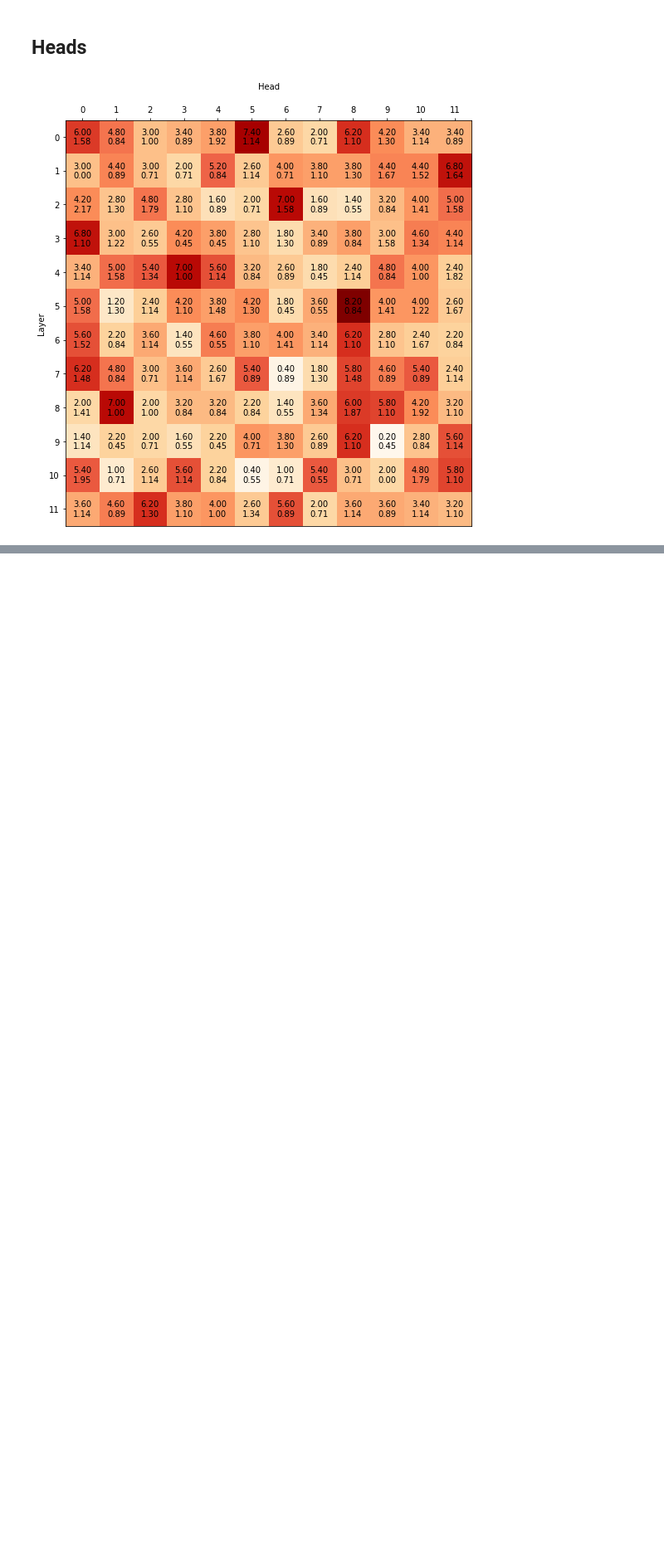
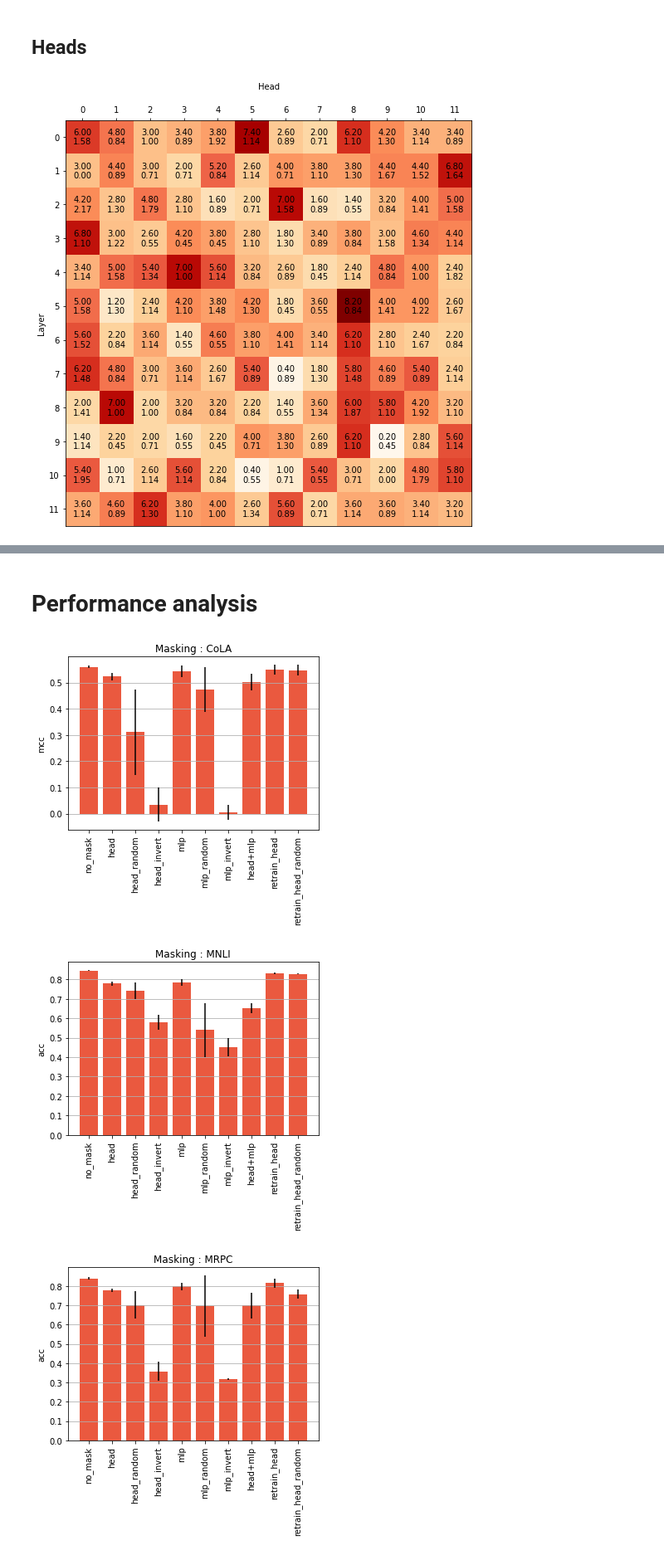
Before and after one commit to sai-prasanna/bert-experiments, a Jupyter notebook: experiment_analysis/mask_analysis.ipynb, the cells around one changed output, grey strips where cells are left out. Shown at 83% size. Drawn from its saved outputs; the diff is of its cells as text; code cells hidden in the pictures; blank space fills up the shorter version.

Commit message:
Add mask evaluations and update the analysis.

```diff
--- a/experiment_analysis/mask_analysis.ipynb
+++ b/experiment_analysis/mask_analysis.ipynb
@@ -154,0 +220,54 @@ plot_matrix(mean_pruned_heads, std_pruned_heads, list(map(str, range(12))), list
+# %% [markdown]
+# Performance analysis
+# %%
+evaluation_dir = pathlib.Path("../evaluate_masked")
+name_path = {
+    "no_mask": evaluation_dir / "original_without_any_mask" / "baseline" / "results.json",
+    "head": evaluation_dir / "original_with_mask" / "baseline" / "results.json",
+
+
+    "head_random": evaluation_dir / "original_with_mask_random" / "baseline" / "results.json",
+    "head_invert": evaluation_dir / "original_with_mask_inverted" / "baseline" / "results.json",
+
+    "mlp": evaluation_dir / "original_with_mlp_mask" / "baseline" / "results.json",
+    "mlp_random": evaluation_dir / "original_with_mlp_mask_random" / "baseline" / "results.json",
+    "mlp_invert": evaluation_dir / "original_with_mlp_mask_invert" / "baseline" / "results.json",
+
+    "head+mlp": evaluation_dir / "original_with_mlp_mask_head_mask" / "baseline" / "results.json",
+
+    "retrain_head": evaluation_dir / "retrain_with_head_mask" / "baseline" / "results.json",
+    "retrain_head_random": evaluation_dir / "retrain_with_random_head_mask" / "baseline" / "results.json",
+
+}
+
+analyzed_metrics = []
+for name, path in name_path.items():
+    with path.open() as f:
+        metrics = json.load(f)
+    analyzed_metrics.append((name, metrics))
+
+def plot_task_metrics(experiment_metrics, task, title):
+    experiment_metrics = [(name, flatten_metrics(metrics)) for name, metrics in experiment_metrics]
+
+    experiment_names = [e_m[0] for e_m in experiment_metrics]
+    metrics_data = [e_m[1] for e_m in experiment_metrics]
+
+    x_pos = np.arange(len(experiment_names))
+    means = [m[task]["mean"] for m in metrics_data]
+    errors = [m[task]["stdv"] for m in metrics_data]
+    fig, ax = plt.subplots(figsize=(5, 5))
+    ax.bar(x_pos, means, yerr=errors, align='center', color="#ea593f")
+    ax.set_ylabel(metrics_data[0][task]["metric"])
+    ax.set_xticks(x_pos)
+    ax.set_xticklabels(experiment_names, rotation='vertical')
+    ax.set_title(f"{title} : {task}")
+    ax.yaxis.grid(True)
+    plt.tight_layout()
+    plt.show()
+
+
+plot_all_task_metrics(analyzed_metrics, "Masking")
+# %% [output]
+[figure, added]
+[figure, added]
+[figure, added]
```
Also changed, not shown: parts of 9 cells of this notebook, 55 other files.
